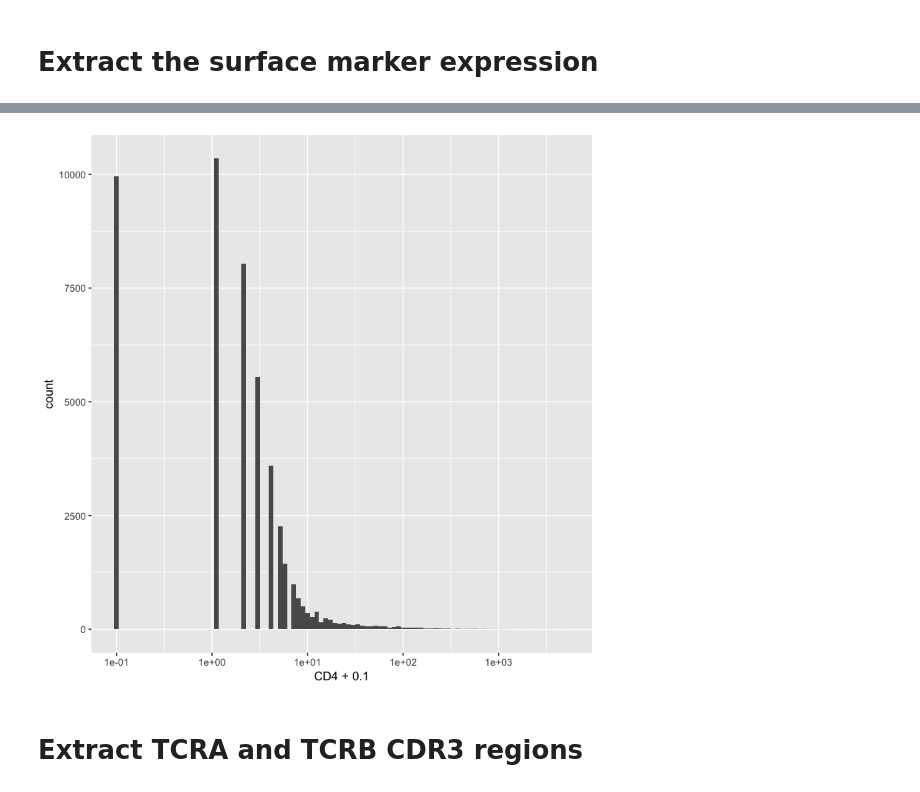
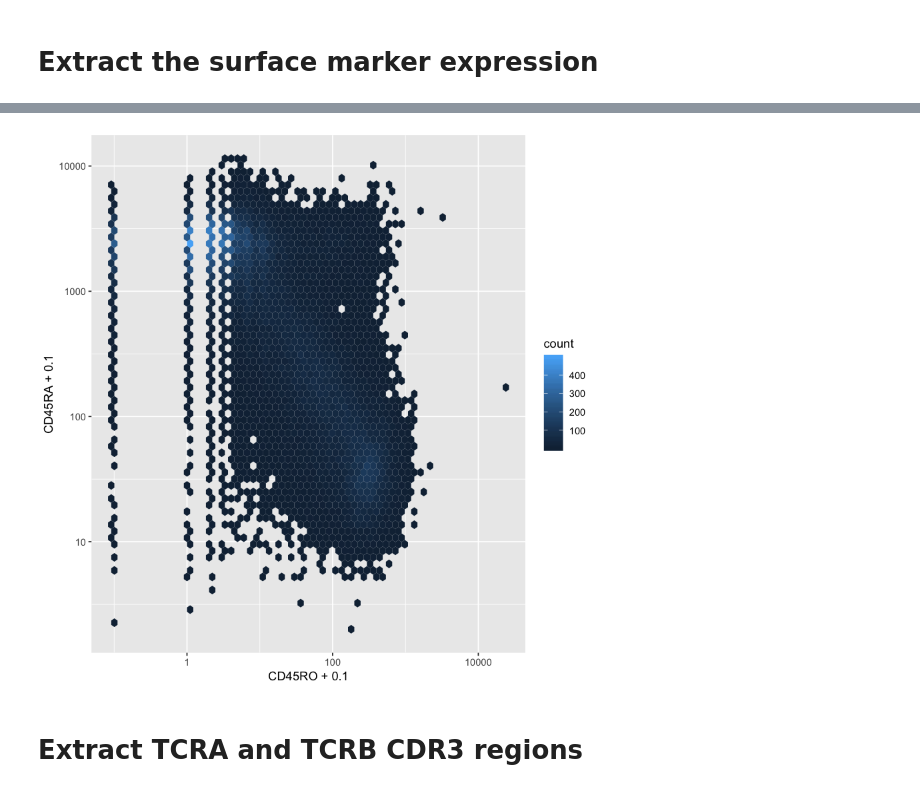
Before and after one commit to armish/10x-anwoei, a Jupyter notebook: analyses/Practice - Donor 1.ipynb, the cells around one changed output, grey strips where cells are left out. Saved outputs shown, nothing was run; the diff lists cells and outputs as text; code cells hidden in the pictures.

Commit message:
better visualize surface markers

```diff
--- a/analyses/Practice - Donor 1.ipynb
+++ b/analyses/Practice - Donor 1.ipynb
@@ -103,7 +121,8 @@ donor1_surface %>%
 # %%
-donor1_surface %>%
-    ggplot(aes(x=`CD4` + .1)) +
-        geom_histogram(bins=100) +
-        scale_x_log10()
+donor1 %>%
+    ggplot(aes(x=`CD45RO` + .1, y=`CD45RA` + .1)) +
+        stat_bin_hex(bins=62) +
+        scale_x_log10() +
+        scale_y_log10()
 # %% [output]
-[figure, old version]
+[figure, new version]
```
Also changed, not shown: parts of 5 cells of this notebook.
